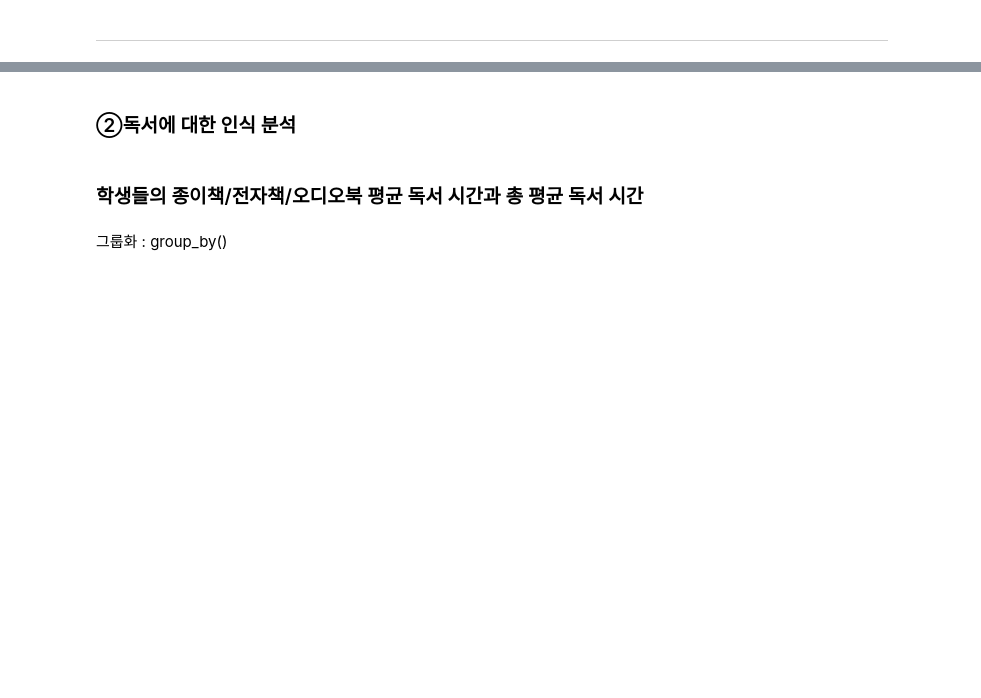
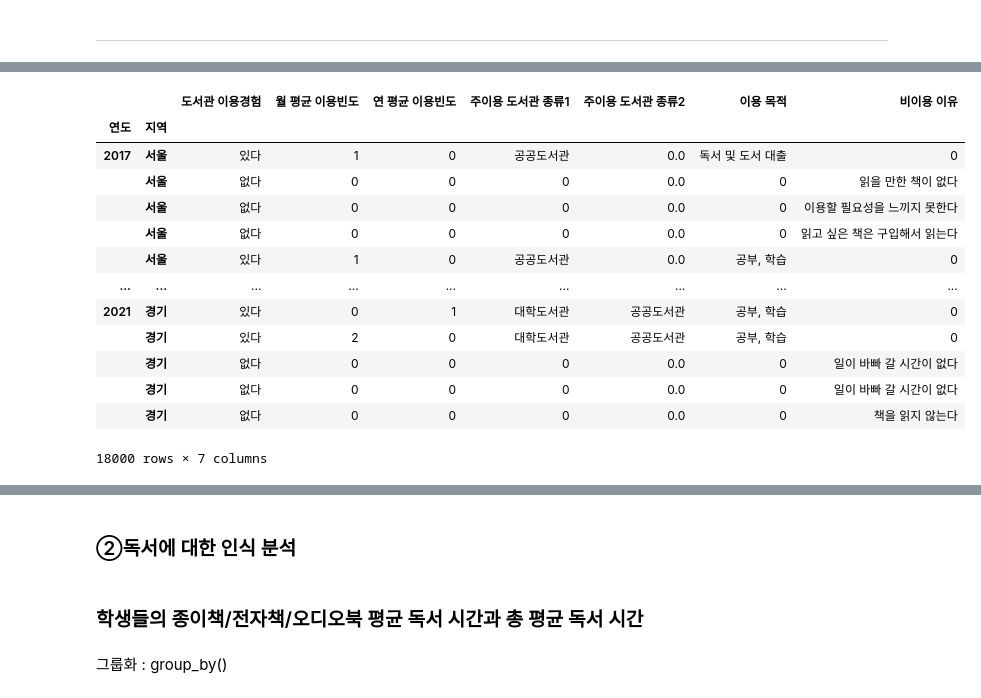
Before and after one commit to Yerial1125/semi_project, a Jupyter notebook: E조_세미프로젝트.ipynb, the cells around one changed output, grey strips where cells are left out. Drawn from its saved outputs; the diff is of its cells as text; code cells hidden in the pictures; blank space fills up the shorter version.

```diff
--- a/E조_세미프로젝트.ipynb
+++ b/E조_세미프로젝트.ipynb
@@ -1035,0 +1053,23 @@ book_get_rank
+# %%
+# 필요한 컬럼 출력
+area_adult = total_adult.loc[:,['연도','지역','도서관 이용경험','월 평균 이용빈도', '연 평균 이용빈도', '주이용 도서관 종류1',
+                            '주이용 도서관 종류2', '이용 목적', '비이용 이유']]
+# %%
+# 연도와 지역 다중인덱스 설정 : set_index()
+area_adult = area_adult.set_index(['연도','지역'])
+area_adult
+# %% [output]
+|  |  | 도서관 이용경험 | 월 평균 이용빈도 | 연 평균 이용빈도 | 주이용 도서관 종류1 | 주이용 도서관 종류2 | 이용 목적 | 비이용 이유 |
+| 연도 | 지역 |  |  |  |  |  |  |  |
+| 2017 | 서울 | 있다 | 1 | 0 | 공공도서관 | 0.0 | 독서 및 도서 대출 | 0 |
+|  | 서울 | 없다 | 0 | 0 | 0 | 0.0 | 0 | 읽을 만한 책이 없다 |
+|  | 서울 | 없다 | 0 | 0 | 0 | 0.0 | 0 | 이용할 필요성을 느끼지 못한다 |
+|  | 서울 | 없다 | 0 | 0 | 0 | 0.0 | 0 | 읽고 싶은 책은 구입해서 읽는다 |
+|  | 서울 | 있다 | 1 | 0 | 공공도서관 | 0.0 | 공부, 학습 | 0 |
+| ... | ... | ... | ... | ... | ... | ... | ... | ... |
+| 2021 | 경기 | 있다 | 0 | 1 | 대학도서관 | 공공도서관 | 공부, 학습 | 0 |
+|  | 경기 | 있다 | 2 | 0 | 대학도서관 | 공공도서관 | 공부, 학습 | 0 |
+|  | 경기 | 없다 | 0 | 0 | 0 | 0.0 | 0 | 일이 바빠 갈 시간이 없다 |
+|  | 경기 | 없다 | 0 | 0 | 0 | 0.0 | 0 | 일이 바빠 갈 시간이 없다 |
+|  | 경기 | 없다 | 0 | 0 | 0 | 0.0 | 0 | 책을 읽지 않는다 |
+18000 rows × 7 columns
```
Also changed, not shown: parts of 80 cells of this notebook, 6 other files.
